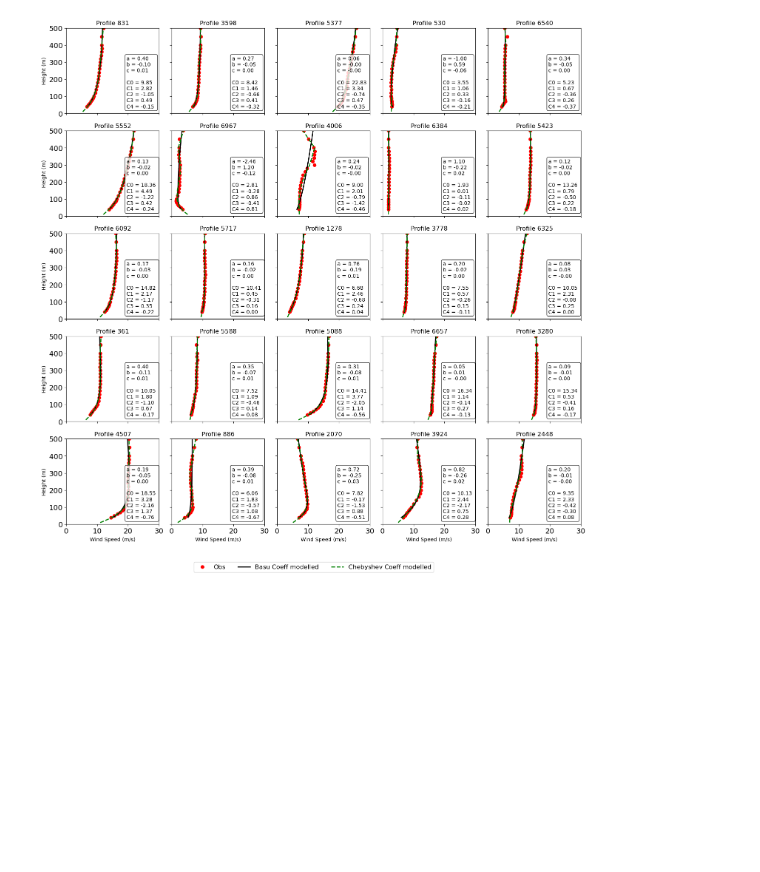
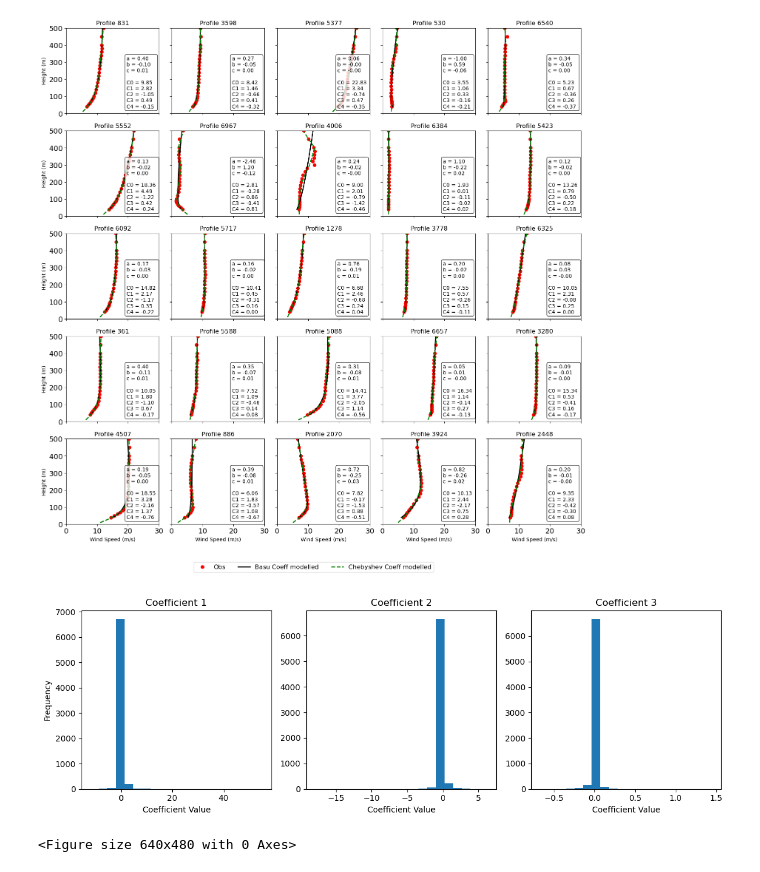
Before and after one commit to HarishBaki/DL_based_wind_profile_estimation, a Jupyter notebook: data/Basu_coefficients_estimation.ipynb, the cells around one changed output. Saved outputs shown, nothing was run; the diff lists cells and outputs as text; code cells hidden in the pictures; blank space fills up the shorter version.

```diff
--- a/data/Basu_coefficients_estimation.ipynb
+++ b/data/Basu_coefficients_estimation.ipynb
@@ -224,3 +242,34 @@ fig.legend(handles, labels, loc='lower center', ncol=len(labels), bbox_to_anchor
 plt.savefig('Basu_and_Chebshev_Coeff_fit_with_obs_data.pdf',dpi=300,bbox_inches='tight',pad_inches=0)
 # %% [output]
 [figure]
+# %%
+import matplotlib.pyplot as plt
+
+# Create a figure with three subplots
+fig, axs = plt.subplots(1, 3, figsize=(12, 4))
+
+# Plot histogram of the first coefficient
+axs[0].hist(Coeff[:, 0], bins=20)
+axs[0].set_title('Coefficient 1')
+axs[0].set_xlabel('Coefficient Value')
+axs[0].set_ylabel('Frequency')
+
+# Plot histogram of the second coefficient
+axs[1].hist(Coeff[:, 1], bins=20)
+axs[1].set_title('Coefficient 2')
+axs[1].set_xlabel('Coefficient Value')
+
+# Plot histogram of the third coefficient
+axs[2].hist(Coeff[:, 2], bins=20)
+axs[2].set_title('Coefficient 3')
+axs[2].set_xlabel('Coefficient Value')
+
+# Adjust the spacing between subplots
+plt.tight_layout()
+
+# Show the plot
+plt.show()
+plt.savefig('Basu_Coefficients_histogram.pdf',dpi=300,bbox_inches='tight',pad_inches=0)
+# %% [output]
+[figure, added]
+<Figure size 640x480 with 0 Axes>
```
Also changed, not shown: parts of 3 cells of this notebook, 2 other files.
